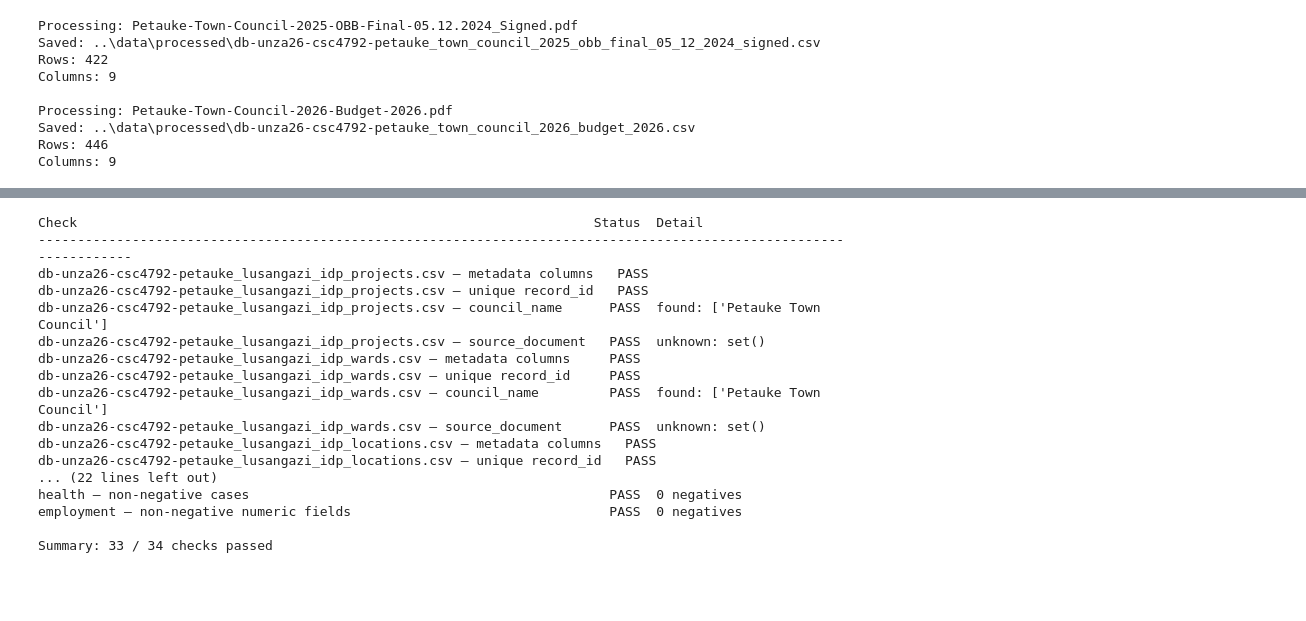
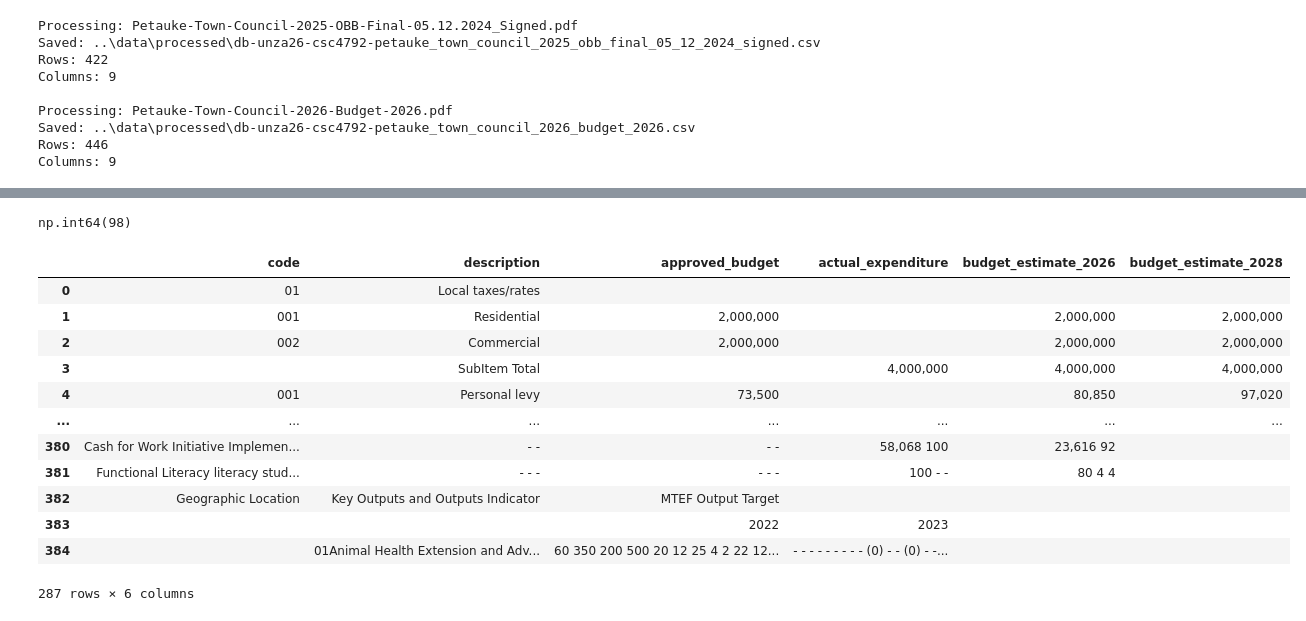
Before and after one commit to blessing-dube73/project_team_31, a Jupyter notebook: notebooks/unza26-csc4792-petauke-council.ipynb, the cells around one changed output, grey strips where cells are left out. Drawn from its saved outputs; the diff is of its cells as text; code cells hidden in the pictures; blank space fills up the shorter version.

```diff
--- a/notebooks/unza26-csc4792-petauke-council.ipynb
+++ b/notebooks/unza26-csc4792-petauke-council.ipynb
@@ -2545,28 +273,4 @@ check("employment — non-negative numeric fields",
-# %%
-results_df = pd.DataFrame(validation_results)
-
-print(f"{'Check':70s} {'Status':>6s}  Detail")
-print("-" * 115)
-for _, row in results_df.iterrows():
-    print(f"{row['check']:70s} {row['status']:>6s}  {row['detail']}")
-
-passed = sum(results_df["status"] == "PASS")
-print(f"\nSummary: {passed} / {len(results_df)} checks passed")
-# %% [output]
-Check                                                                  Status  Detail
--------------------------------------------------------------------------------------------------------------------
-db-unza26-csc4792-petauke_lusangazi_idp_projects.csv — metadata columns   PASS
-db-unza26-csc4792-petauke_lusangazi_idp_projects.csv — unique record_id   PASS
-db-unza26-csc4792-petauke_lusangazi_idp_projects.csv — council_name      PASS  found: ['Petauke Town Council']
-db-unza26-csc4792-petauke_lusangazi_idp_projects.csv — source_document   PASS  unknown: set()
-db-unza26-csc4792-petauke_lusangazi_idp_wards.csv — metadata columns     PASS
-db-unza26-csc4792-petauke_lusangazi_idp_wards.csv — unique record_id     PASS
-db-unza26-csc4792-petauke_lusangazi_idp_wards.csv — council_name         PASS  found: ['Petauke Town Council']
-db-unza26-csc4792-petauke_lusangazi_idp_wards.csv — source_document      PASS  unknown: set()
-db-unza26-csc4792-petauke_lusangazi_idp_locations.csv — metadata columns   PASS
-db-unza26-csc4792-petauke_lusangazi_idp_locations.csv — unique record_id   PASS
-... (22 lines left out)
-health — non-negative cases                                              PASS  0 negatives
-employment — non-negative numeric fields                                 PASS  0 negatives
-
-Summary: 33 / 34 checks passed
+# %%
+obb_dataset.duplicated().sum()
+# %% [output]
+np.int64(98)
@@ -2572,0 +279,16 @@ Summary: 33 / 34 checks passed
+# %%
+obb_dataset
+# %% [output]
+|  | code | description | approved_budget | actual_expenditure | budget_estimate_2026 | budget_estimate_2028 |
+| 0 | 01 | Local taxes/rates |  |  |  |  |
+| 1 | 001 | Residential | 2,000,000 |  | 2,000,000 | 2,000,000 |
+| 2 | 002 | Commercial | 2,000,000 |  | 2,000,000 | 2,000,000 |
+| 3 |  | SubItem Total |  | 4,000,000 | 4,000,000 | 4,000,000 |
+| 4 | 001 | Personal levy | 73,500 |  | 80,850 | 97,020 |
+| ... | ... | ... | ... | ... | ... | ... |
+| 380 | Cash for Work Initiative Implemen... | - - | - - | 58,068 100 | 23,616 92 |  |
+| 381 | Functional Literacy literacy stud... | - - - | - - - | 100 - - | 80 4 4 |  |
+| 382 | Geographic Location | Key Outputs and Outputs Indicator | MTEF Output Target |  |  |  |
+| 383 |  |  | 2022 | 2023 |  |  |
+| 384 |  | 01Animal Health Extension and Adv... | 60 350 200 500 20 12 25 4 2 22 12... | - - - - - - - - - (0) - - (0) - -... |  |  |
+287 rows × 6 columns
```
Also changed, not shown: parts of 130 cells of this notebook.
